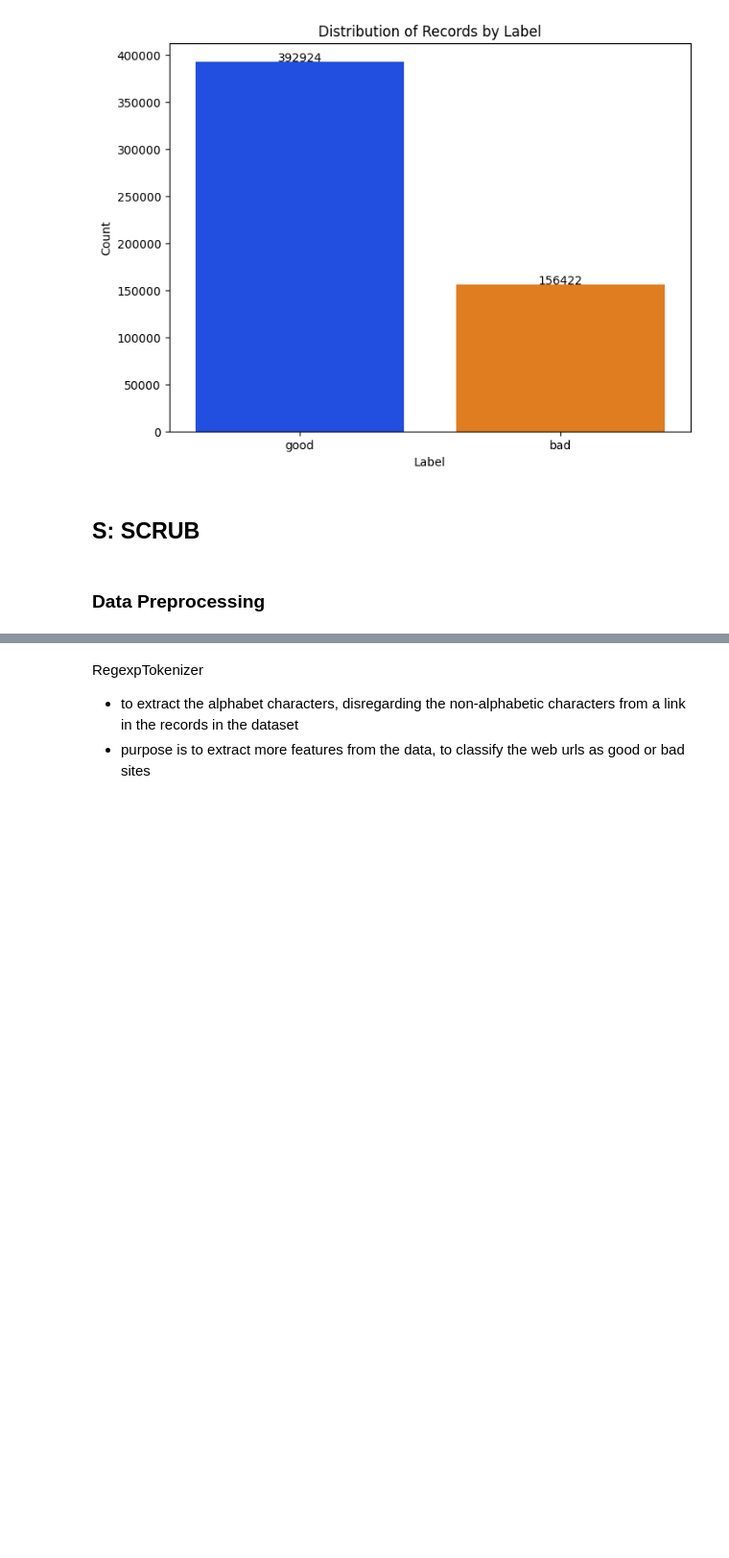
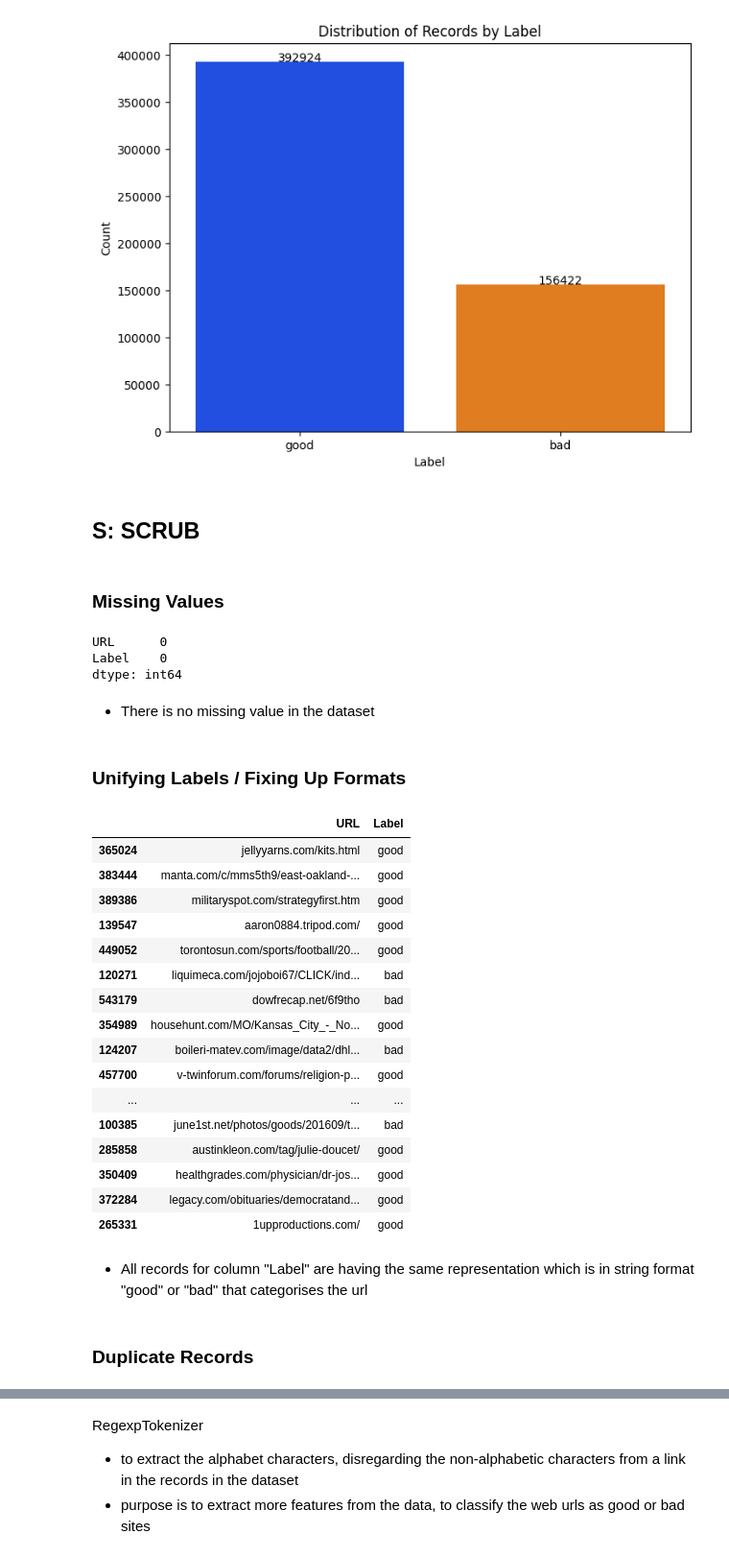
Before and after one commit to Kairos5106/data-science, a Jupyter notebook: test.ipynb, the cells around one changed output, grey strips where cells are left out. Shown: that part at 96% size. Drawn from its saved outputs; the diff is of its cells as text; code cells hidden in the pictures; blank space fills up the shorter version.

Commit message:
add for data cleaning stage

```diff
--- a/test.ipynb
+++ b/test.ipynb
@@ -99,5 +90,39 @@ plt.show()
 [figure]
 # %% [markdown]
 ## S: SCRUB
-# %% [markdown]
-### Data Preprocessing
+# %% [markdown]
+### Missing Values
+# %%
+phish_data.isnull().sum()
+# %% [output]
+URL      0
+Label    0
+dtype: int64
+# %% [markdown]
+- There is no missing value in the dataset
+# %% [markdown]
+### Unifying Labels / Fixing Up Formats
+# %%
+phish_data.sample(20)
+# %% [output]
+|  | URL | Label |
+| 365024 | jellyyarns.com/kits.html | good |
+| 383444 | manta.com/c/mms5th9/east-oakland-... | good |
+| 389386 | militaryspot.com/strategyfirst.htm | good |
+| 139547 | aaron0884.tripod.com/ | good |
+| 449052 | torontosun.com/sports/football/20... | good |
+| 120271 | liquimeca.com/jojoboi67/CLICK/ind... | bad |
+| 543179 | dowfrecap.net/6f9tho | bad |
+| 354989 | househunt.com/MO/Kansas_City_-_No... | good |
+| 124207 | boileri-matev.com/image/data2/dhl... | bad |
+| 457700 | v-twinforum.com/forums/religion-p... | good |
+| ... | ... | ... |
+| 100385 | june1st.net/photos/goods/201609/t... | bad |
+| 285858 | austinkleon.com/tag/julie-doucet/ | good |
+| 350409 | healthgrades.com/physician/dr-jos... | good |
+| 372284 | legacy.com/obituaries/democratand... | good |
+| 265331 | 1upproductions.com/ | good |
+# %% [markdown]
+- All records for column "Label" are having the same representation which is in string format "good" or "bad" that categorises the url
+# %% [markdown]
+### Duplicate Records
```
Also changed, not shown: parts of 25 cells of this notebook.
